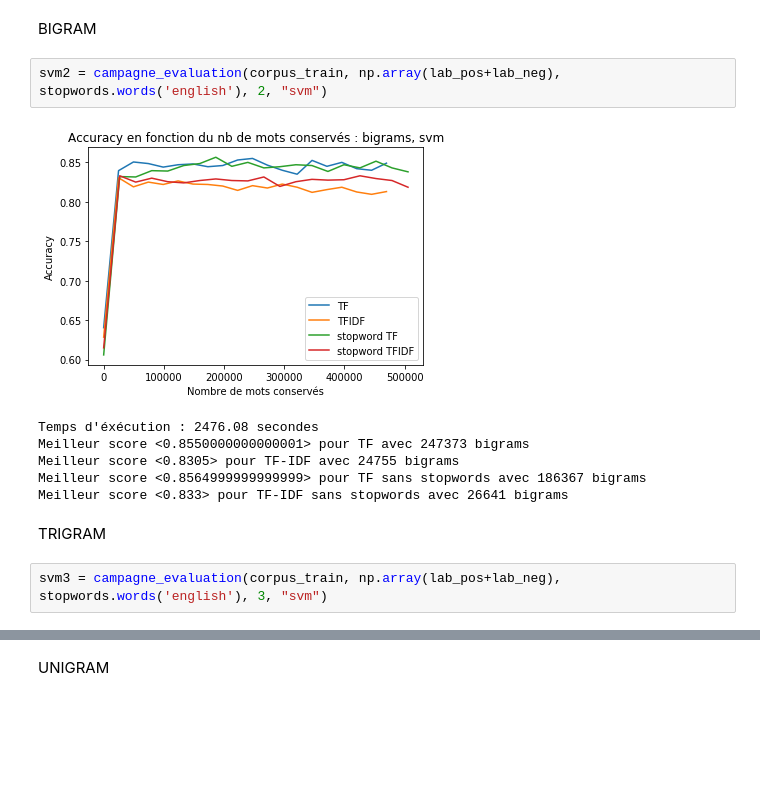
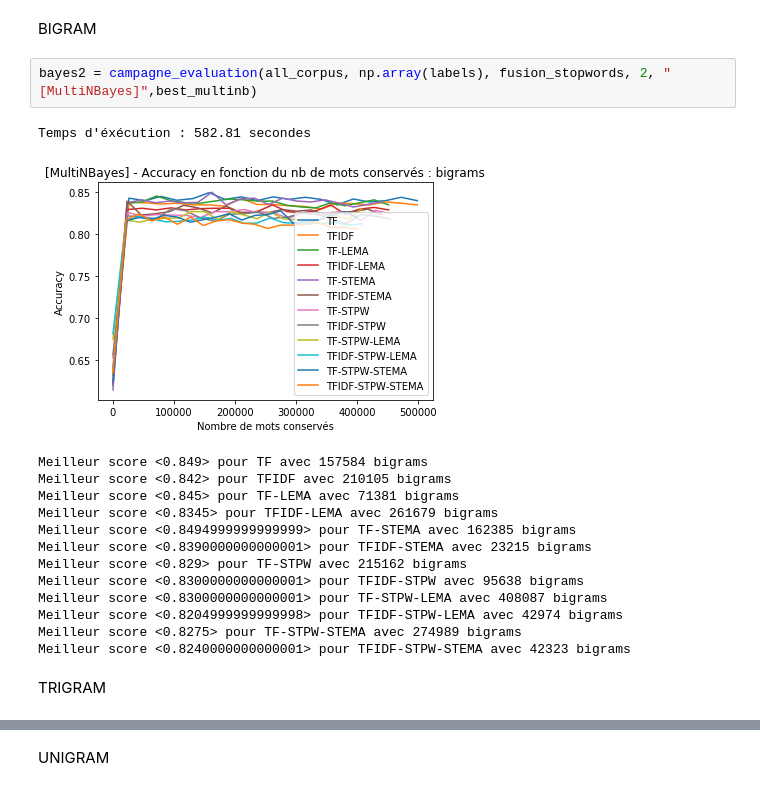
Before and after one commit to Dorian25/TAL2020, a Jupyter notebook: AnalyseSentiment/analyse_sentiments_quaboul_ikhlef.ipynb, the cells around one changed output, grey strips where cells are left out. Saved outputs shown, nothing was run; the diff lists cells and outputs as text; blank space fills up the shorter version.

```diff
--- a/AnalyseSentiment/analyse_sentiments_quaboul_ikhlef.ipynb
+++ b/AnalyseSentiment/analyse_sentiments_quaboul_ikhlef.ipynb
@@ -264,15 +545,21 @@ Meilleur score <0.8394999999999999> pour TF-IDF sans stopwords avec 2644 unigram
 # %% [markdown]
 BIGRAM
-# %%
-svm2 = campagne_evaluation(corpus_train, np.array(lab_pos+lab_neg), stopwords.words('english'), 2, "svm")
-# %% [output]
-[figure, removed]
-Temps d'éxécution : 2476.08 secondes
-Meilleur score <0.8550000000000001> pour TF avec 247373 bigrams
-Meilleur score <0.8305> pour TF-IDF avec 24755 bigrams
-Meilleur score <0.8564999999999999> pour TF sans stopwords avec 186367 bigrams
-Meilleur score <0.833> pour TF-IDF sans stopwords avec 26641 bigrams
+# %%
+bayes2 = campagne_evaluation(all_corpus, np.array(labels), fusion_stopwords, 2, "[MultiNBayes]",best_multinb)
+# %% [output]
+Temps d'éxécution : 582.81 secondes
+[figure, added]
+Meilleur score <0.849> pour TF avec 157584 bigrams
+Meilleur score <0.842> pour TFIDF avec 210105 bigrams
+Meilleur score <0.845> pour TF-LEMA avec 71381 bigrams
+Meilleur score <0.8345> pour TFIDF-LEMA avec 261679 bigrams
+Meilleur score <0.8494999999999999> pour TF-STEMA avec 162385 bigrams
+Meilleur score <0.8390000000000001> pour TFIDF-STEMA avec 23215 bigrams
+Meilleur score <0.829> pour TF-STPW avec 215162 bigrams
+Meilleur score <0.8300000000000001> pour TFIDF-STPW avec 95638 bigrams
+Meilleur score <0.8300000000000001> pour TF-STPW-LEMA avec 408087 bigrams
+Meilleur score <0.8204999999999998> pour TFIDF-STPW-LEMA avec 42974 bigrams
+Meilleur score <0.8275> pour TF-STPW-STEMA avec 274989 bigrams
+Meilleur score <0.8240000000000001> pour TFIDF-STPW-STEMA avec 42323 bigrams
 # %% [markdown]
 TRIGRAM
-# %%
-svm3 = campagne_evaluation(corpus_train, np.array(lab_pos+lab_neg), stopwords.words('english'), 3, "svm")
```
Also changed, not shown: parts of 92 cells of this notebook, 36 other files.
